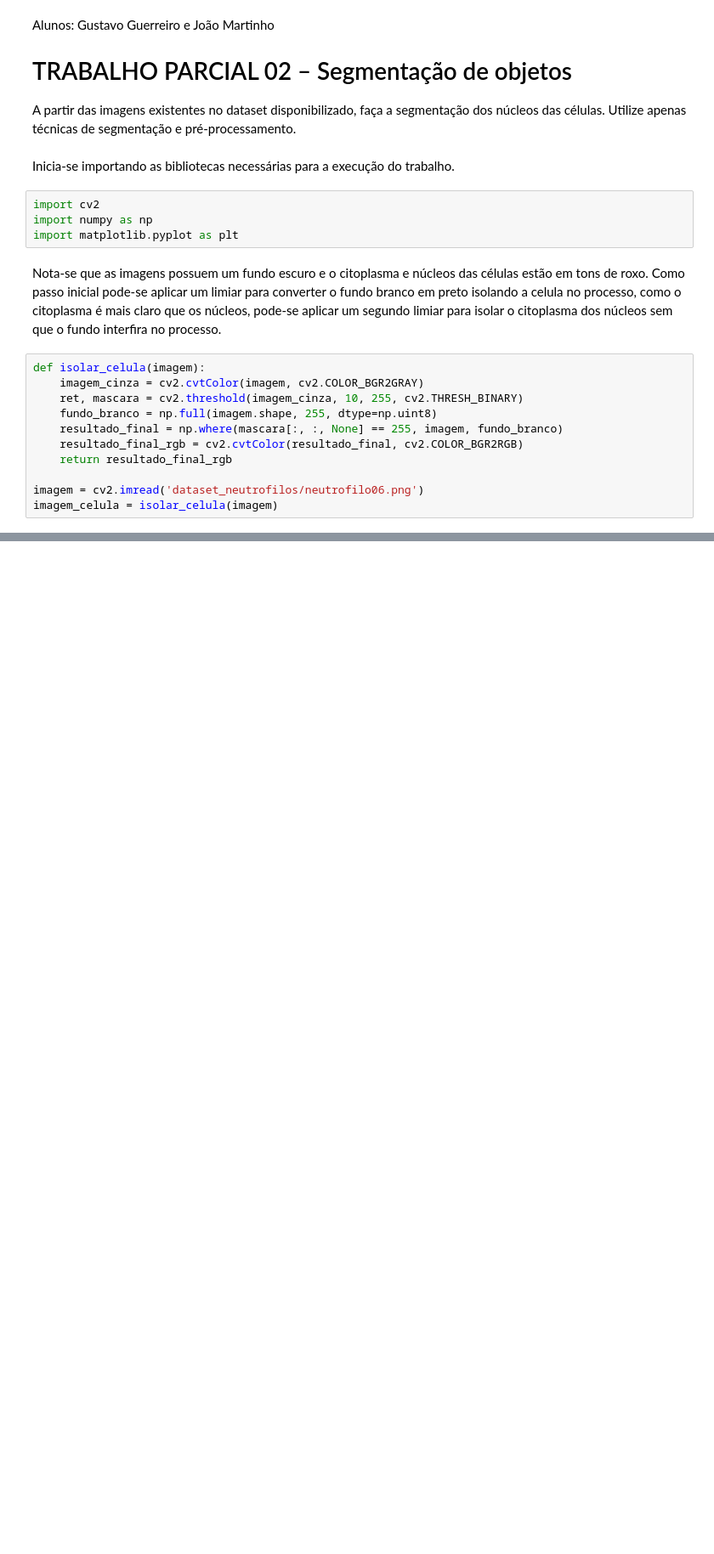
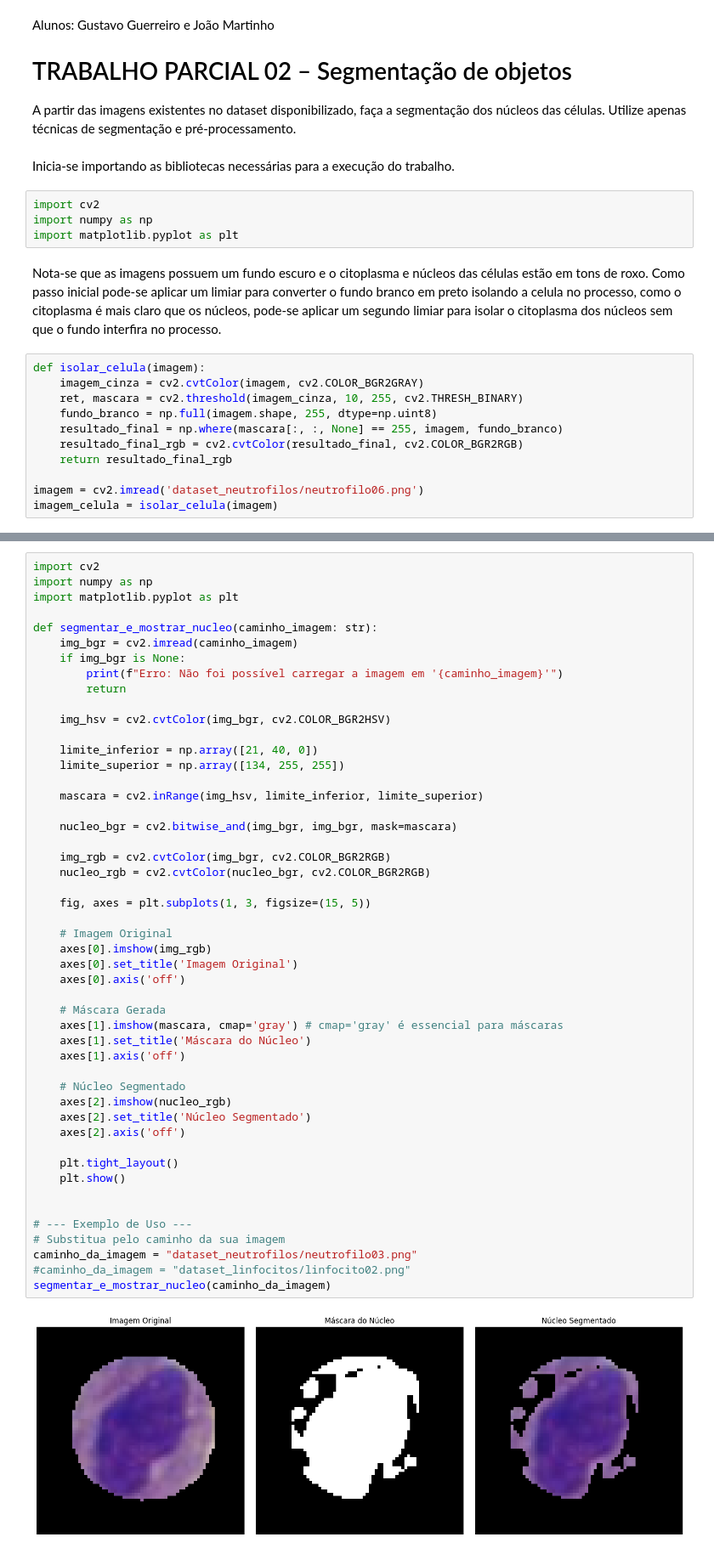
Before and after one commit to joao-martinho/pi, a Jupyter notebook: Trabalho 2/trabalho02.ipynb, the cells around one changed output, grey strips where cells are left out. Shown at 85% size. Saved outputs shown, nothing was run; the diff lists cells and outputs as text; blank space fills up the shorter version.

```diff
--- a/Trabalho 2/trabalho02.ipynb
+++ b/Trabalho 2/trabalho02.ipynb
@@ -45,0 +160,51 @@ for i in range(10):
+# %%
+import cv2
+import numpy as np
+import matplotlib.pyplot as plt
+
+def segmentar_e_mostrar_nucleo(caminho_imagem: str):
+    img_bgr = cv2.imread(caminho_imagem)
+    if img_bgr is None:
+        print(f"Erro: Não foi possível carregar a imagem em '{caminho_imagem}'")
+        return
+
+    img_hsv = cv2.cvtColor(img_bgr, cv2.COLOR_BGR2HSV)
+
+    limite_inferior = np.array([21, 40, 0])
+    limite_superior = np.array([134, 255, 255])
+
+    mascara = cv2.inRange(img_hsv, limite_inferior, limite_superior)
+
+    nucleo_bgr = cv2.bitwise_and(img_bgr, img_bgr, mask=mascara)
+
+    img_rgb = cv2.cvtColor(img_bgr, cv2.COLOR_BGR2RGB)
+    nucleo_rgb = cv2.cvtColor(nucleo_bgr, cv2.COLOR_BGR2RGB)
+
+    fig, axes = plt.subplots(1, 3, figsize=(15, 5))
+
+    # Imagem Original
+    axes[0].imshow(img_rgb)
+    axes[0].set_title('Imagem Original')
+    axes[0].axis('off')
+
+    # Máscara Gerada
+    axes[1].imshow(mascara, cmap='gray') # cmap='gray' é essencial para máscaras
+    axes[1].set_title('Máscara do Núcleo')
+    axes[1].axis('off')
+
+    # Núcleo Segmentado
+    axes[2].imshow(nucleo_rgb)
+    axes[2].set_title('Núcleo Segmentado')
+    axes[2].axis('off')
+
+    plt.tight_layout()
+    plt.show()
+
+
+# --- Exemplo de Uso ---
+# Substitua pelo caminho da sua imagem
+caminho_da_imagem = "dataset_neutrofilos/neutrofilo03.png"
+#caminho_da_imagem = "dataset_linfocitos/linfocito02.png"
+segmentar_e_mostrar_nucleo(caminho_da_imagem)
+# %% [output]
+[figure, added]
```
Also changed, not shown: parts of 7 cells of this notebook, 1 other file.
